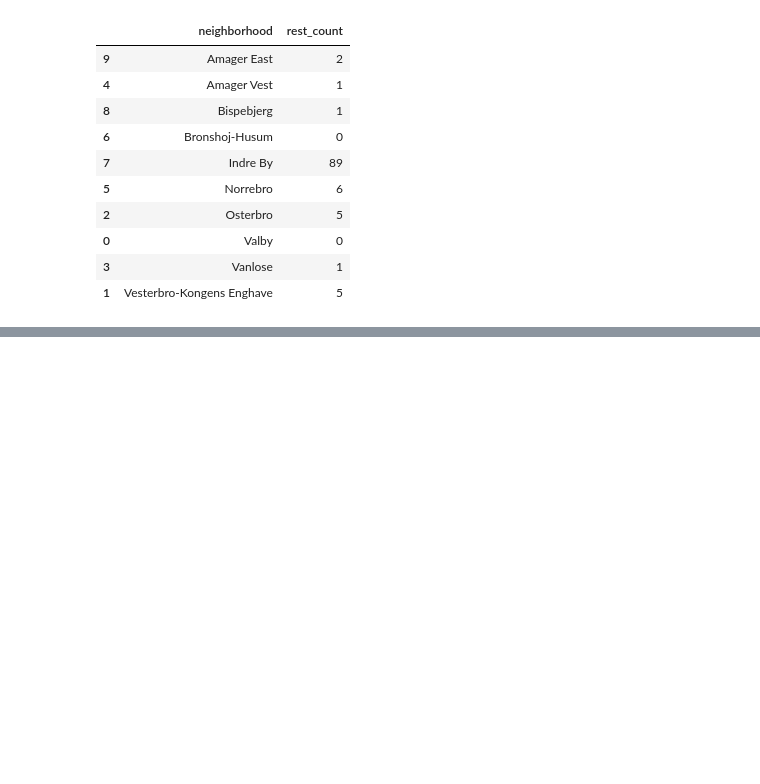
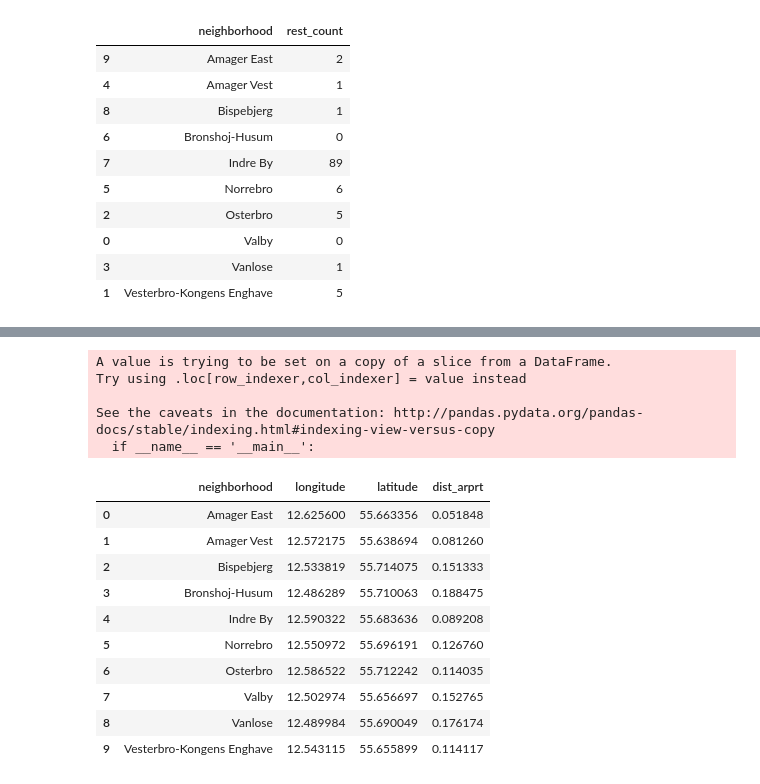
Before and after one commit to Jyojha/DS_Projects, a Jupyter notebook: Airbnb_Data_Munging_Copenhagen.ipynb, the cells around one changed output, grey strips where cells are left out. Cells and saved outputs as stored; diff of their text form; code cells hidden in the pictures; blank space fills up the shorter version.

```diff
--- a/Airbnb_Data_Munging_Copenhagen.ipynb
+++ b/Airbnb_Data_Munging_Copenhagen.ipynb
@@ -509,0 +517,40 @@ restaurant_map
+# %%
+# Euclidean distance between center of each neighborhood and the main Intl Airport CDG
+
+bt_loc = (55.6180236, 12.650762799999939)
+dist2 = []
+
+from shapely.geometry import Point
+point1 = Point(bt_loc)
+
+for i in range(neighborhood_coords.shape[0]):
+
+            point2 = Point(neighborhood_coords.ix[i,'latitude'],neighborhood_coords.ix[i,'longitude'])
+            #dist1.append(Euclidean_distance(point1,point2))
+            dist2.append(point1.distance(point2))
+# %%
+se = pd.Series(dist2)
+# %%
+neighborhood_center = neighborhood_coords[['neighborhood','longitude','latitude']]
+# %%
+neighborhood_center['dist_arprt'] = se.values
+# %% [output]
+A value is trying to be set on a copy of a slice from a DataFrame.
+Try using .loc[row_indexer,col_indexer] = value instead
+
+See the caveats in the documentation: http://pandas.pydata.org/pandas-docs/stable/indexing.html#indexing-view-versus-copy
+  if __name__ == '__main__':
+# %%
+neighborhood_center
+# %% [output]
+|  | neighborhood | longitude | latitude | dist_arprt |
+| 0 | Amager East | 12.625600 | 55.663356 | 0.051848 |
+| 1 | Amager Vest | 12.572175 | 55.638694 | 0.081260 |
+| 2 | Bispebjerg | 12.533819 | 55.714075 | 0.151333 |
+| 3 | Bronshoj-Husum | 12.486289 | 55.710063 | 0.188475 |
+| 4 | Indre By | 12.590322 | 55.683636 | 0.089208 |
+| 5 | Norrebro | 12.550972 | 55.696191 | 0.126760 |
+| 6 | Osterbro | 12.586522 | 55.712242 | 0.114035 |
+| 7 | Valby | 12.502974 | 55.656697 | 0.152765 |
+| 8 | Vanlose | 12.489984 | 55.690049 | 0.176174 |
+| 9 | Vesterbro-Kongens Enghave | 12.543115 | 55.655899 | 0.114117 |
```
Also changed, not shown: parts of 3 cells of this notebook.
